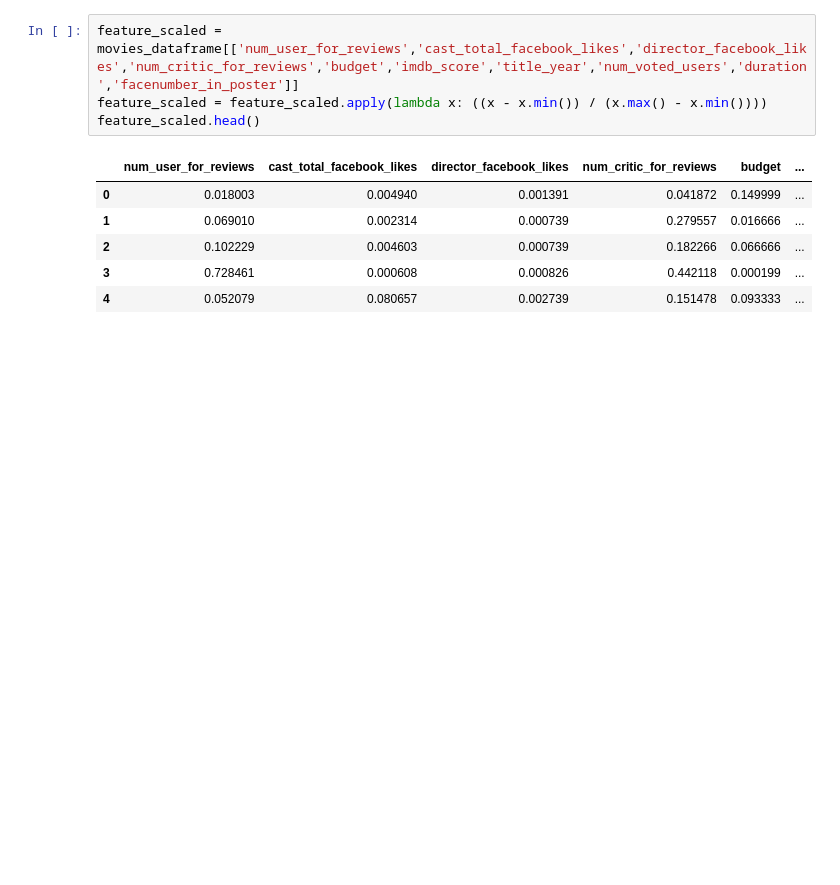
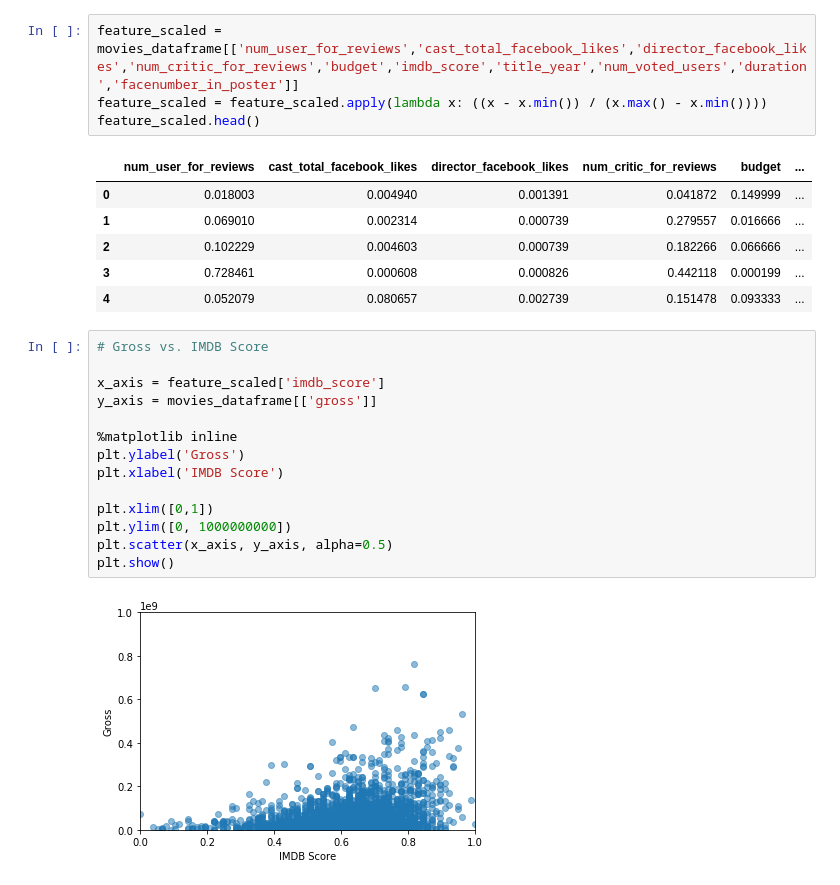
Before and after one commit to marc-hern/Feature-Selection-In-IMDB, a Jupyter notebook: Feature-Selection.ipynb, the cells around one changed output. Drawn from its saved outputs; the diff is of its cells as text; blank space fills up the shorter version.

Commit message:
Scaled graphs vs. Gross

```diff
--- a/Feature-Selection.ipynb
+++ b/Feature-Selection.ipynb
@@ -32,3 +32,19 @@ feature_scaled.head()
 | 2 | 0.102229 | 0.004603 | 0.000739 | 0.182266 | 0.066666 | ... |
 | 3 | 0.728461 | 0.000608 | 0.000826 | 0.442118 | 0.000199 | ... |
 | 4 | 0.052079 | 0.080657 | 0.002739 | 0.151478 | 0.093333 | ... |
+# %%
+# Gross vs. IMDB Score
+
+x_axis = feature_scaled['imdb_score']
+y_axis = movies_dataframe[['gross']]
+
+%matplotlib inline
+plt.ylabel('Gross')
+plt.xlabel('IMDB Score')
+
+plt.xlim([0,1])
+plt.ylim([0, 1000000000])
+plt.scatter(x_axis, y_axis, alpha=0.5)
+plt.show()
+# %% [output]
+[figure, added]
```
Also changed, not shown: parts of 3 cells of this notebook.
